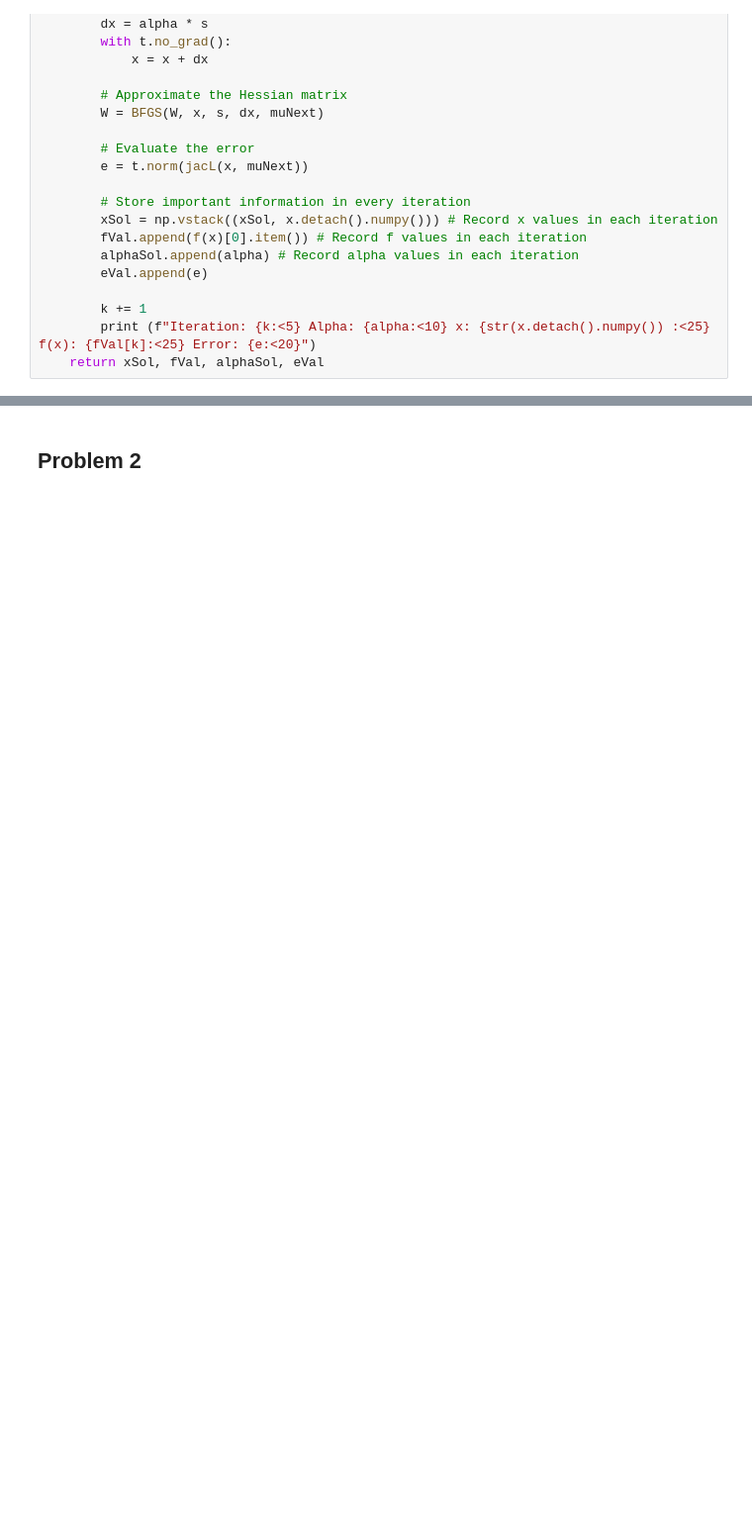
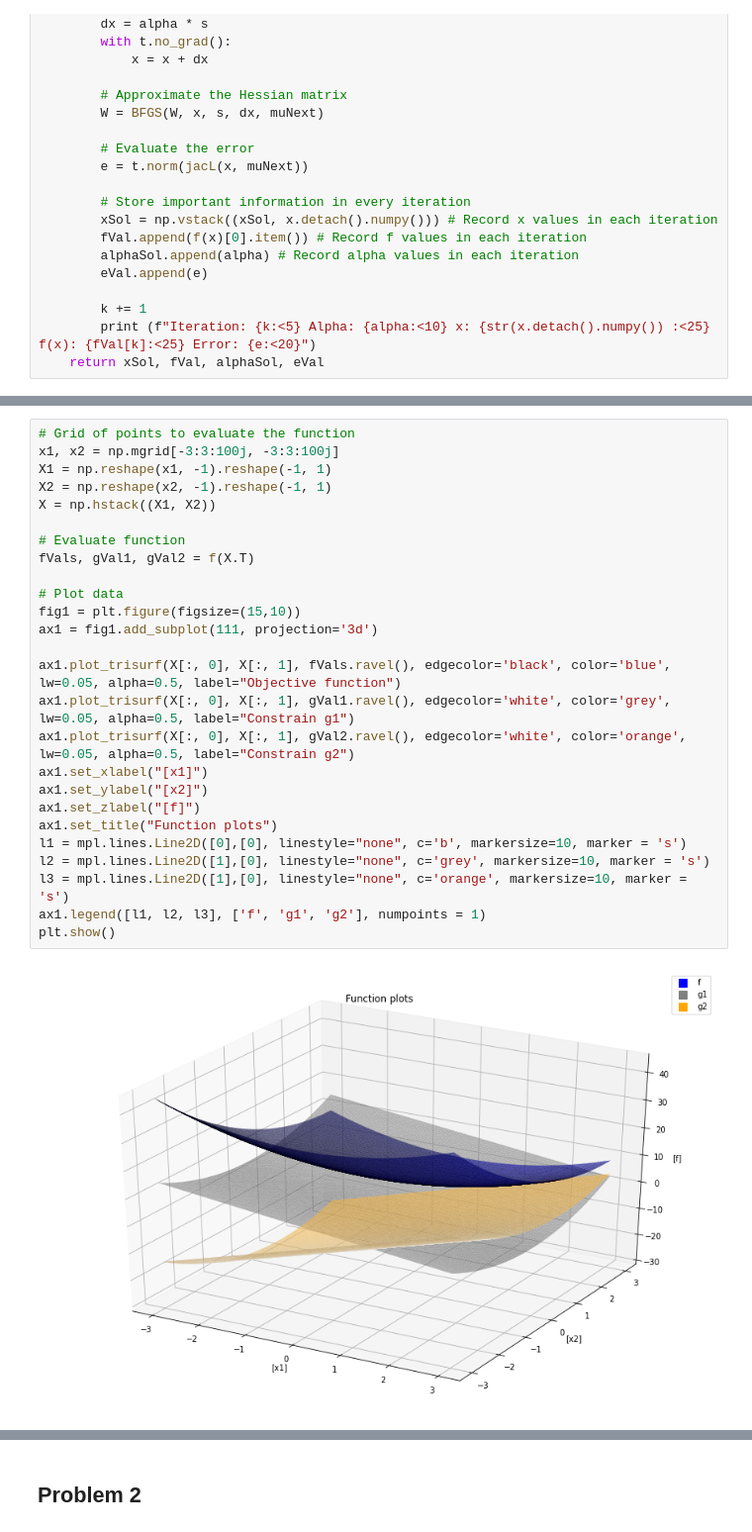
Before and after one commit to pprabhud/MAE_598_Fall_22, a Jupyter notebook: MAE_598_HW_5.ipynb, the cells around one changed output, grey strips where cells are left out. Shown: that part at 99% size. Cells and saved outputs as stored; diff of their text form; blank space fills up the shorter version.

```diff
--- a/MAE_598_HW_5.ipynb
+++ b/MAE_598_HW_5.ipynb
@@ -259,0 +287,28 @@ Iteration: 4     Alpha: 1          x: [1.0602411 1.4561876]     f(x): 3.50746798
+# %%
+# Grid of points to evaluate the function
+x1, x2 = np.mgrid[-3:3:100j, -3:3:100j]
+X1 = np.reshape(x1, -1).reshape(-1, 1)
+X2 = np.reshape(x2, -1).reshape(-1, 1)
+X = np.hstack((X1, X2))
+
+# Evaluate function
+fVals, gVal1, gVal2 = f(X.T)
+
+# Plot data
+fig1 = plt.figure(figsize=(15,10))
+ax1 = fig1.add_subplot(111, projection='3d')
+
+ax1.plot_trisurf(X[:, 0], X[:, 1], fVals.ravel(), edgecolor='black', color='blue', lw=0.05, alpha=0.5, label="Objective function")
+ax1.plot_trisurf(X[:, 0], X[:, 1], gVal1.ravel(), edgecolor='white', color='grey', lw=0.05, alpha=0.5, label="Constrain g1")
+ax1.plot_trisurf(X[:, 0], X[:, 1], gVal2.ravel(), edgecolor='white', color='orange', lw=0.05, alpha=0.5, label="Constrain g2")
+ax1.set_xlabel("[x1]")
+ax1.set_ylabel("[x2]")
+ax1.set_zlabel("[f]")
+ax1.set_title("Function plots")
+l1 = mpl.lines.Line2D([0],[0], linestyle="none", c='b', markersize=10, marker = 's')
+l2 = mpl.lines.Line2D([1],[0], linestyle="none", c='grey', markersize=10, marker = 's')
+l3 = mpl.lines.Line2D([1],[0], linestyle="none", c='orange', markersize=10, marker = 's')
+ax1.legend([l1, l2, l3], ['f', 'g1', 'g2'], numpoints = 1)
+plt.show()
+# %% [output]
+[figure, added]
```
Also changed, not shown: parts of 6 cells of this notebook.
